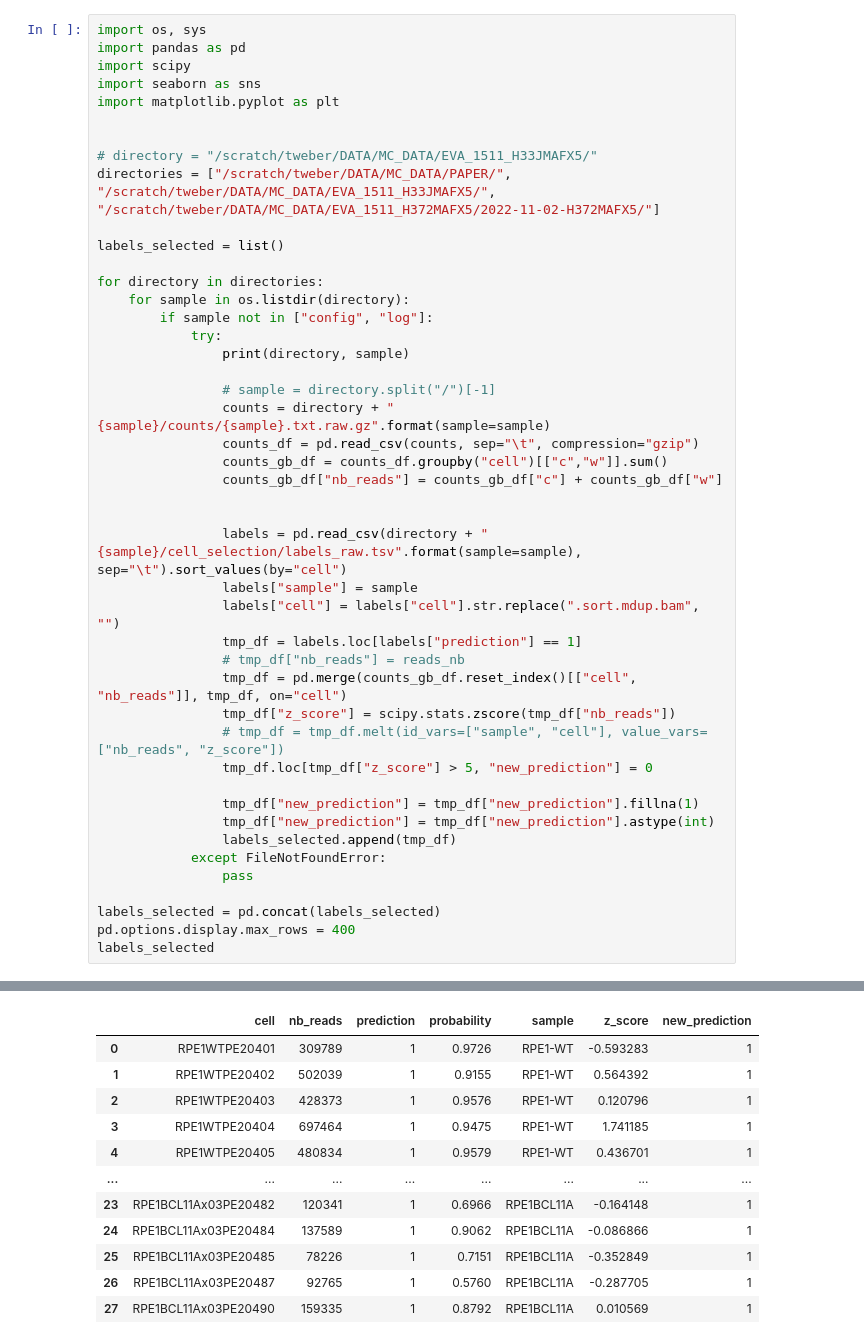
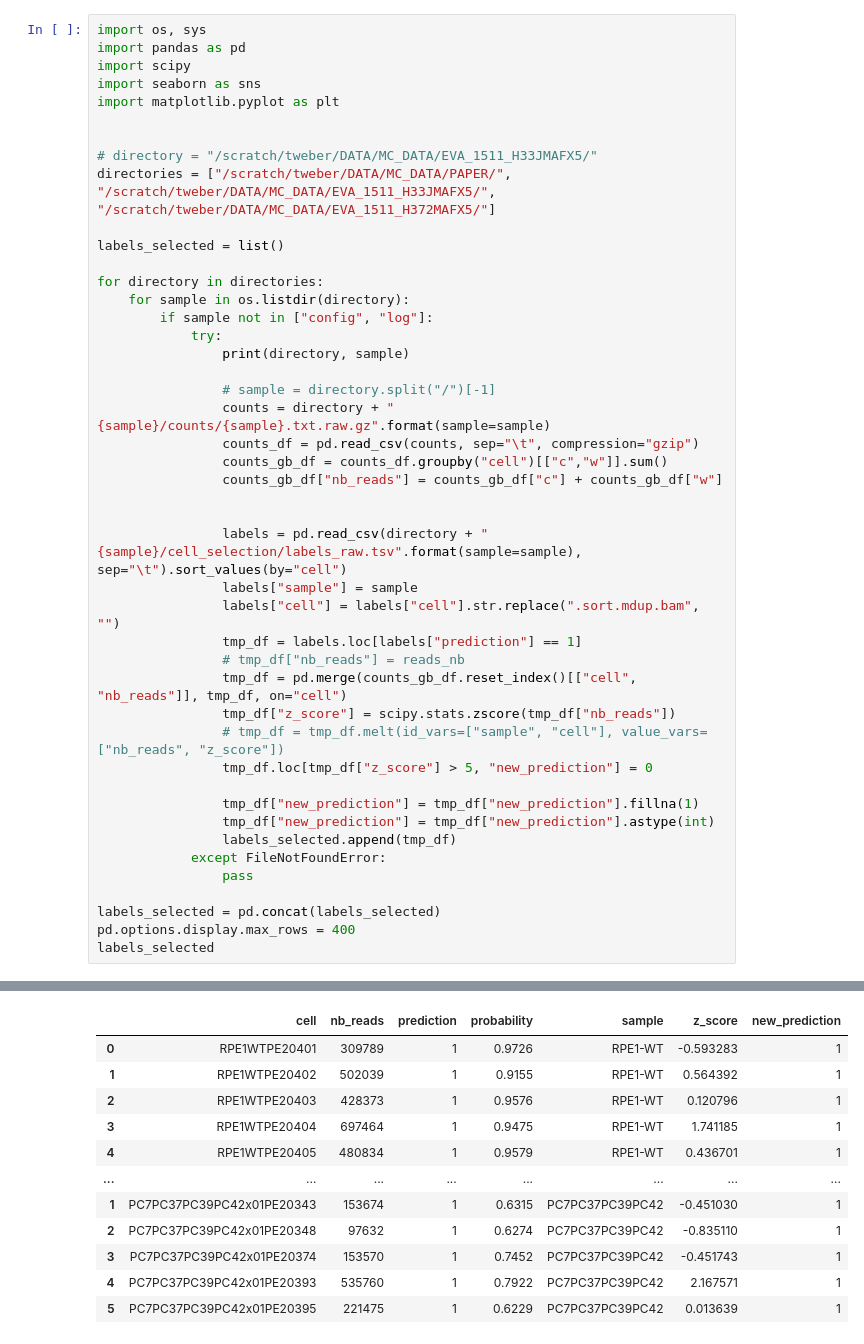
Before and after one commit to friendsofstrandseq/ashleys-qc-pipeline, a Jupyter notebook: workflow/notebooks/dev/pysam_idxstats.py.ipynb, the cells around one changed output, grey strips where cells are left out. Drawn from its saved outputs; the diff is of its cells as text.

```diff
--- a/workflow/notebooks/dev/pysam_idxstats.py.ipynb
+++ b/workflow/notebooks/dev/pysam_idxstats.py.ipynb
@@ -37,7 +37,7 @@ import matplotlib.pyplot as plt
 
 
 # directory = "/scratch/tweber/DATA/MC_DATA/EVA_1511_H33JMAFX5/"
-directories = ["/scratch/tweber/DATA/MC_DATA/PAPER/", "/scratch/tweber/DATA/MC_DATA/EVA_1511_H33JMAFX5/", "/scratch/tweber/DATA/MC_DATA/EVA_1511_H372MAFX5/2022-11-02-H372MAFX5/"]
+directories = ["/scratch/tweber/DATA/MC_DATA/PAPER/", "/scratch/tweber/DATA/MC_DATA/EVA_1511_H33JMAFX5/", "/scratch/tweber/DATA/MC_DATA/EVA_1511_H372MAFX5/"]
 
 labels_selected = list()
 
@@ -87,15 +87,15 @@ labels_selected
 |  | cell | nb_reads | prediction | probability | sample | z_score | new_prediction |
 | 0 | RPE1WTPE20401 | 309789 | 1 | 0.9726 | RPE1-WT | -0.593283 | 1 |
 | 1 | RPE1WTPE20402 | 502039 | 1 | 0.9155 | RPE1-WT | 0.564392 | 1 |
 | 2 | RPE1WTPE20403 | 428373 | 1 | 0.9576 | RPE1-WT | 0.120796 | 1 |
 | 3 | RPE1WTPE20404 | 697464 | 1 | 0.9475 | RPE1-WT | 1.741185 | 1 |
 | 4 | RPE1WTPE20405 | 480834 | 1 | 0.9579 | RPE1-WT | 0.436701 | 1 |
 | ... | ... | ... | ... | ... | ... | ... | ... |
-| 23 | RPE1BCL11Ax03PE20482 | 120341 | 1 | 0.6966 | RPE1BCL11A | -0.164148 | 1 |
-| 24 | RPE1BCL11Ax03PE20484 | 137589 | 1 | 0.9062 | RPE1BCL11A | -0.086866 | 1 |
-| 25 | RPE1BCL11Ax03PE20485 | 78226 | 1 | 0.7151 | RPE1BCL11A | -0.352849 | 1 |
-| 26 | RPE1BCL11Ax03PE20487 | 92765 | 1 | 0.5760 | RPE1BCL11A | -0.287705 | 1 |
-| 27 | RPE1BCL11Ax03PE20490 | 159335 | 1 | 0.8792 | RPE1BCL11A | 0.010569 | 1 |
+| 1 | PC7PC37PC39PC42x01PE20343 | 153674 | 1 | 0.6315 | PC7PC37PC39PC42 | -0.451030 | 1 |
+| 2 | PC7PC37PC39PC42x01PE20348 | 97632 | 1 | 0.6274 | PC7PC37PC39PC42 | -0.835110 | 1 |
+| 3 | PC7PC37PC39PC42x01PE20374 | 153570 | 1 | 0.7452 | PC7PC37PC39PC42 | -0.451743 | 1 |
+| 4 | PC7PC37PC39PC42x01PE20393 | 535760 | 1 | 0.7922 | PC7PC37PC39PC42 | 2.167571 | 1 |
+| 5 | PC7PC37PC39PC42x01PE20395 | 221475 | 1 | 0.6229 | PC7PC37PC39PC42 | 0.013639 | 1 |
 489 rows × 7 columns
 # %%
 pd.options.display.max_rows = 400
```
Also changed, not shown: parts of 8 cells of this notebook, 14 other files.
